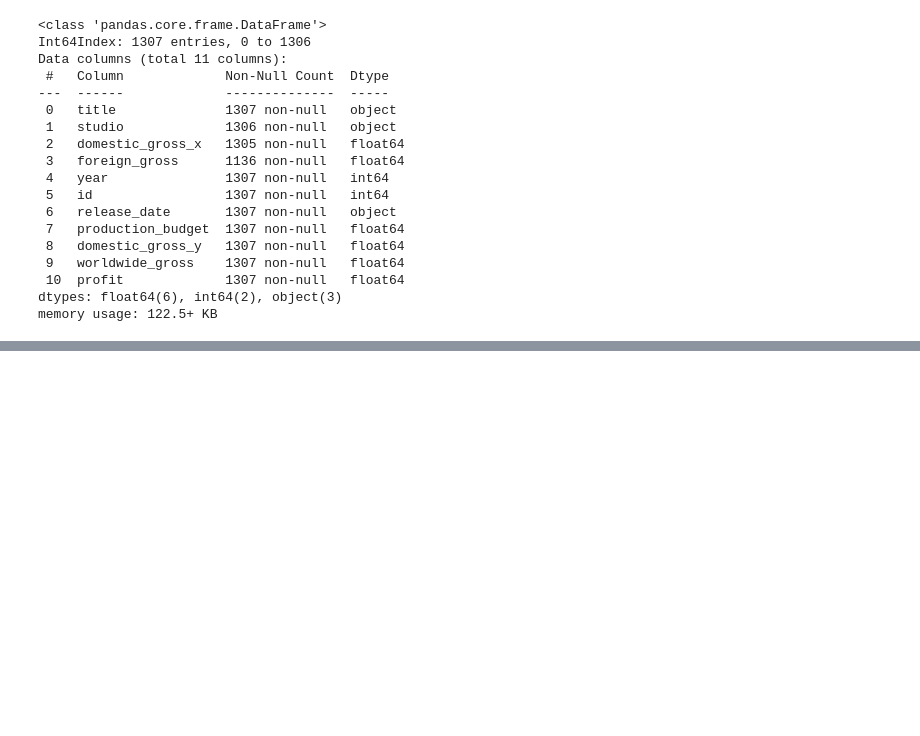
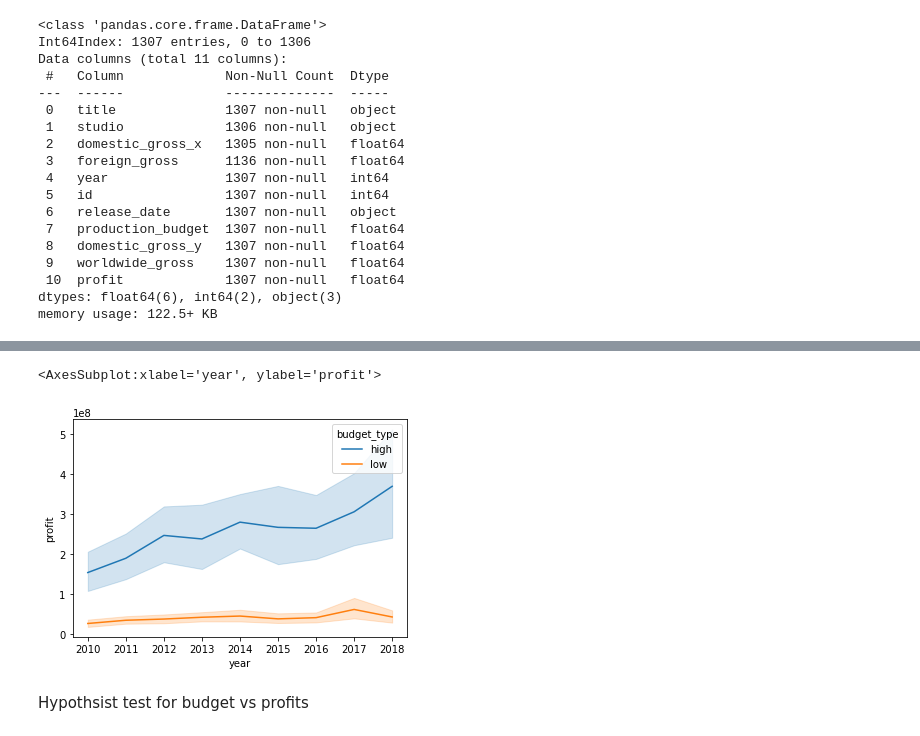
Before and after one commit to cLineman/CapStoneProject, a Jupyter notebook: ColtonLineman.ipynb, the cells around one changed output, grey strips where cells are left out. Drawn from its saved outputs; the diff is of its cells as text; code cells hidden in the pictures; blank space fills up the shorter version.

```diff
--- a/ColtonLineman.ipynb
+++ b/ColtonLineman.ipynb
@@ -1072,7 +1040,0 @@ x
-# %%
-x = 40574000
-
-for i in range(8):
-    x = x * 1.04
-    print(i)
-x
@@ -1089,4 +1040,0 @@ x
-# %%
-x = 40574000
-x = x * ((8*.0451)+1)
-x
@@ -1130,18 +1040,0 @@ memory usage: 2.1 KB
-# %%
-i = 8
-x = 8
-year = 0
-for value in inflationrate['production_budget']:
-    value = value * ((i*.0151) + 1)
-    inflationrate.iloc[year],['production_budget'] = value
-    i -=1
-    year +=1
-    print(value)
-year = 2010
-for value in inflationrate['worldwide_gross']:
-    value = value * ((x*.0451) + 1)
-    inflationrate.loc[year.str()],['worldwide_gross'] = value
-    x-=1
-    year +=1
-    print(value)
-inflationrate
@@ -1171,0 +1050,2 @@ for value in range(8):
+# %%
+grossJoinBudget['budget_type'] = grossJoinBudget['production_budget'].map(lambda x: 'high' if x >= 50000000  else 'low' )
@@ -1171,0 +1089,7 @@ for value in range(8):
+# %%
+sns.lineplot(x='year', y='profit', hue='budget_type', data=grossJoinBudget)
+# %% [output]
+<AxesSubplot:xlabel='year', ylabel='profit'>
+[figure, added]
+# %% [markdown]
+Hypothsist test for budget vs profits
```
Also changed, not shown: parts of 19 cells of this notebook.
